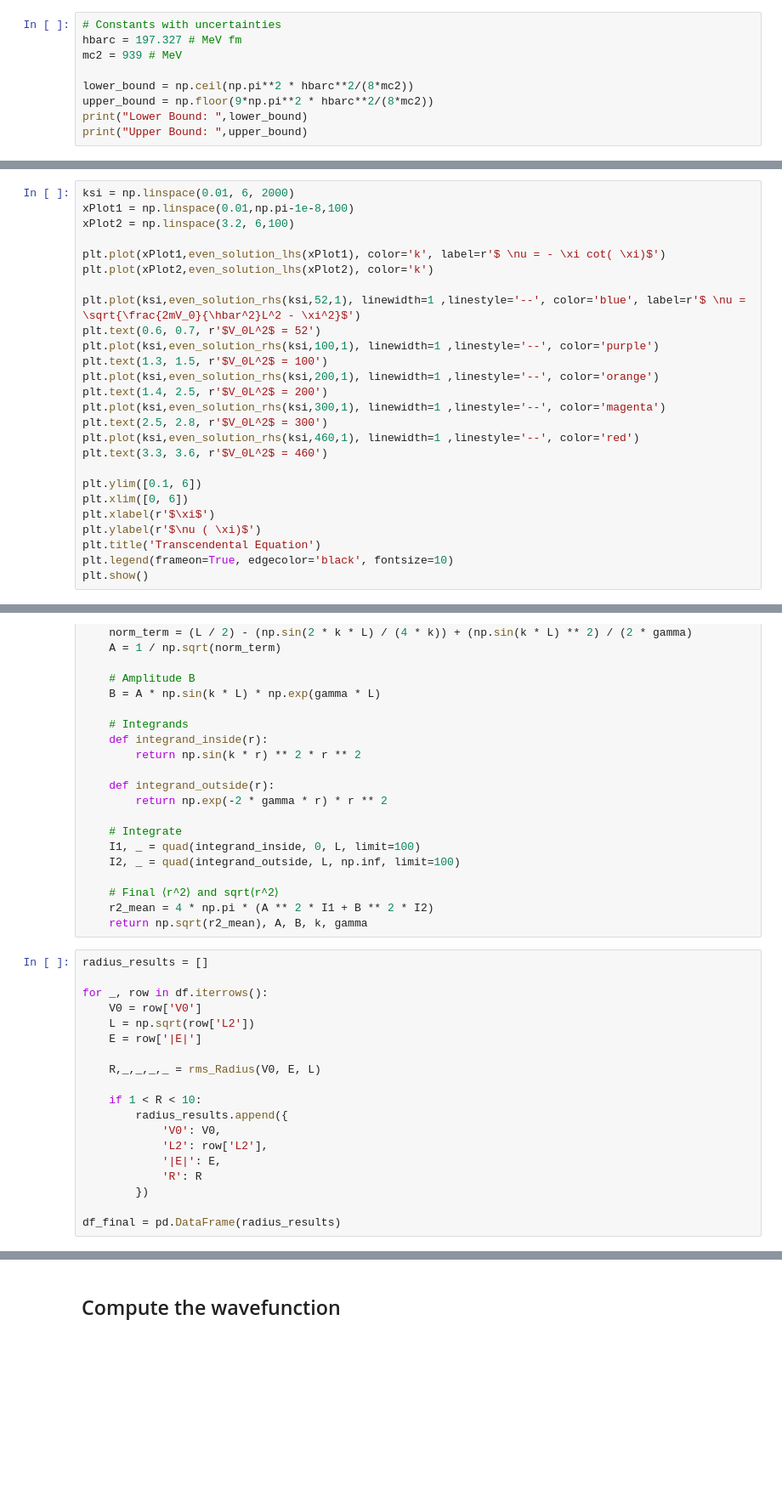
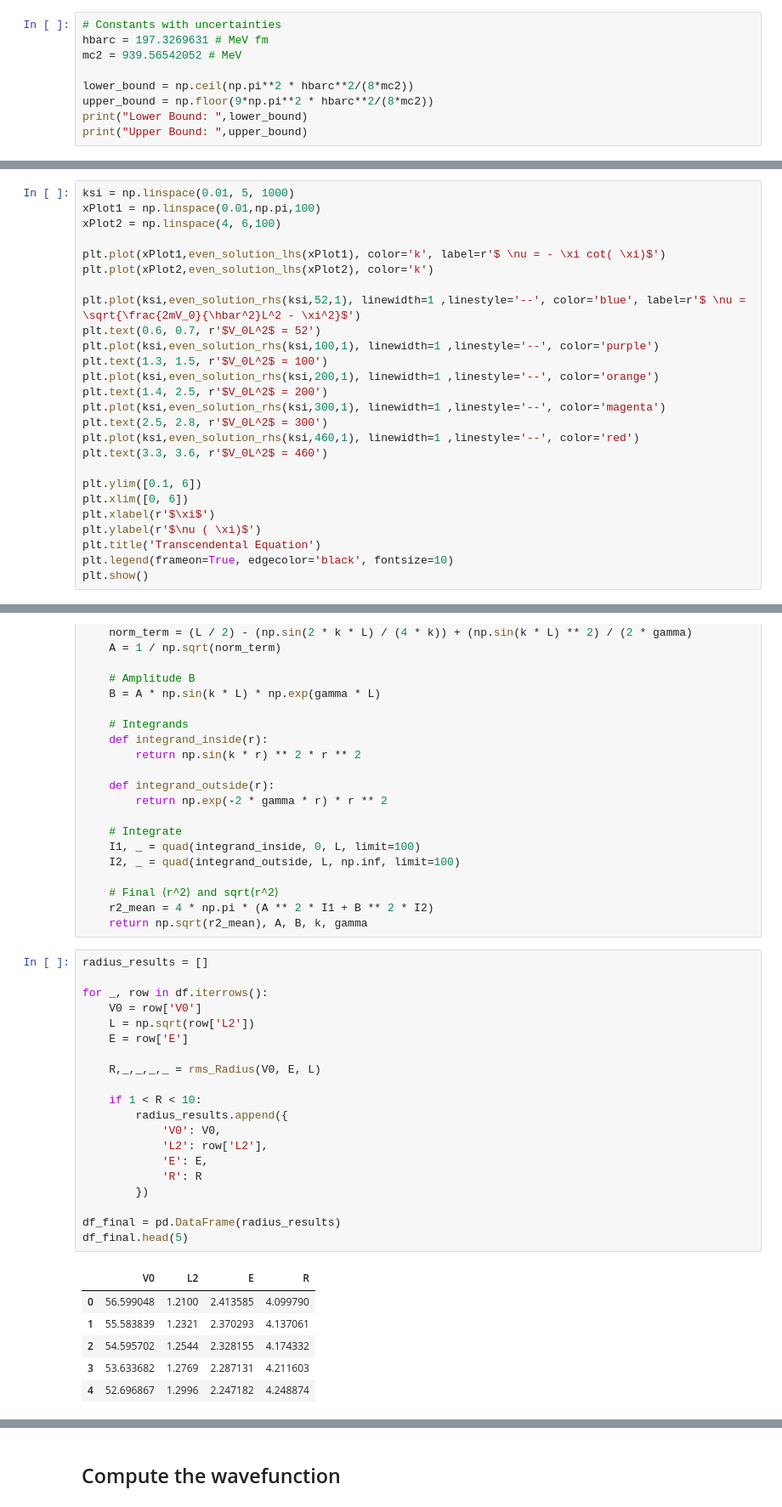
Before and after one commit to Burpsploit/Computational_NuclearPhysics, a Jupyter notebook: Deuterium/deuterium.ipynb, the cells around one changed output, grey strips where cells are left out. Shown at 85% size. Drawn from its saved outputs; the diff is of its cells as text; blank space fills up the shorter version.

```diff
--- a/Deuterium/deuterium.ipynb
+++ b/Deuterium/deuterium.ipynb
@@ -6,8 +6,8 @@ from scipy.integrate import simpson, quad, trapezoid
 from scipy.optimize import root
 # %%
 # Constants with uncertainties
-hbarc = 197.327 # MeV fm
-mc2 = 939 # MeV
+hbarc = 197.3269631 # MeV fm
+mc2 = 939.56542052 # MeV
 
 lower_bound = np.ceil(np.pi**2 * hbarc**2/(8*mc2))
 upper_bound = np.floor(9*np.pi**2 * hbarc**2/(8*mc2))
@@ -38,9 +38,9 @@ def transcendental_eq(x, V0, L):
 # %% [markdown]
 ## Ploting transcedental equation
 # %%
-ksi = np.linspace(0.01, 6, 2000)
-xPlot1 = np.linspace(0.01,np.pi-1e-8,100)
-xPlot2 = np.linspace(3.2, 6,100)
+ksi = np.linspace(0.01, 5, 1000)
+xPlot1 = np.linspace(0.01,np.pi,100)
+xPlot2 = np.linspace(4, 6,100)
 
 plt.plot(xPlot1,even_solution_lhs(xPlot1), color='k', label=r'$ \nu = - \xi cot( \xi)$')
 plt.plot(xPlot2,even_solution_lhs(xPlot2), color='k')
@@ -139,22 +137,30 @@ def rms_Radius(V0, E, L):
 # %%
 radius_results = []
 
 for _, row in df.iterrows():
     V0 = row['V0']
     L = np.sqrt(row['L2'])
-    E = row['|E|']
+    E = row['E']
 
     R,_,_,_,_ = rms_Radius(V0, E, L)
 
     if 1 < R < 10:
         radius_results.append({
             'V0': V0,
             'L2': row['L2'],
-            '|E|': E,
+            'E': E,
             'R': R
         })
 
 df_final = pd.DataFrame(radius_results)
+df_final.head(5)
+# %% [output]
+|  | V0 | L2 | E | R |
+| 0 | 56.599048 | 1.2100 | 2.413585 | 4.099790 |
+| 1 | 55.583839 | 1.2321 | 2.370293 | 4.137061 |
+| 2 | 54.595702 | 1.2544 | 2.328155 | 4.174332 |
+| 3 | 53.633682 | 1.2769 | 2.287131 | 4.211603 |
+| 4 | 52.696867 | 1.2996 | 2.247182 | 4.248874 |
 # %%
 radii = []
 for i in range(df.shape[0]-1):
```
Also changed, not shown: parts of 8 cells of this notebook, 2 other files.
